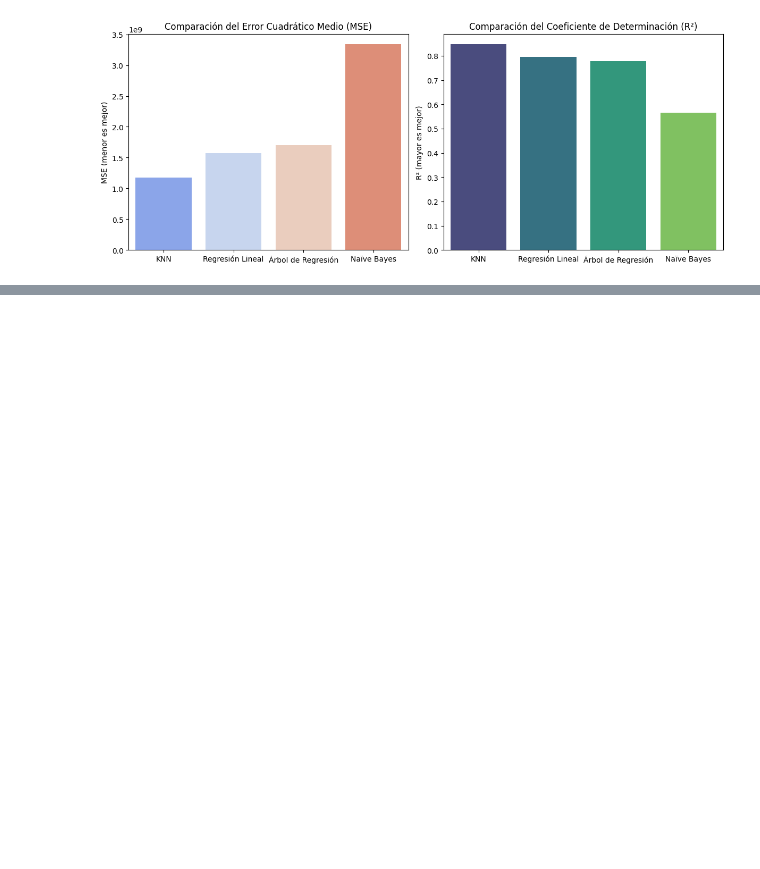
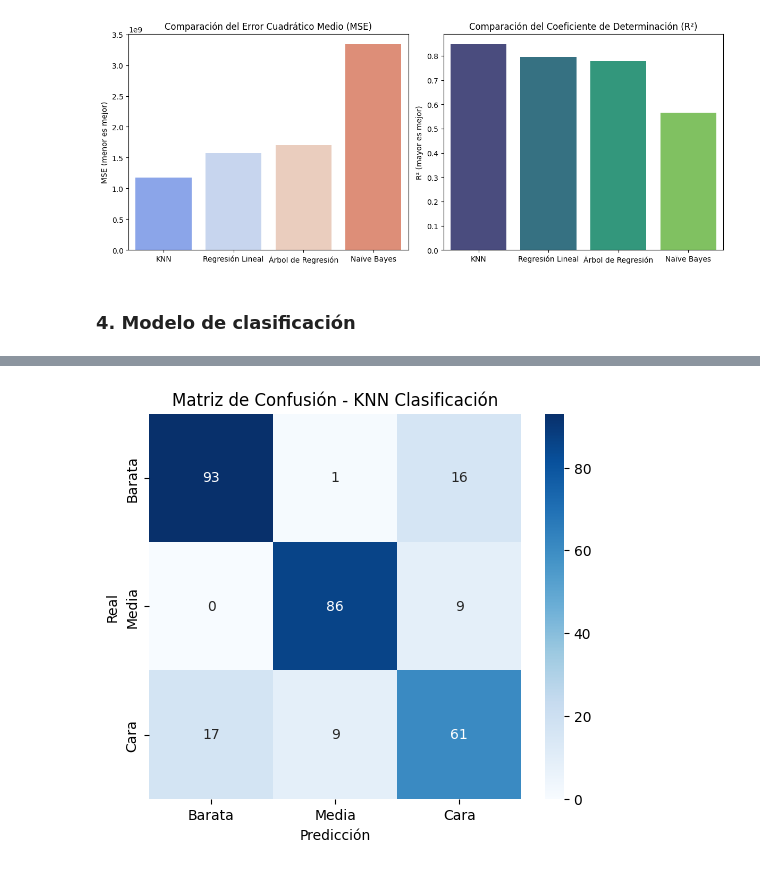
Before and after one commit to EstebanZG999/HT6Mineria, a Jupyter notebook: src/knn.ipynb, the cells around one changed output, grey strips where cells are left out. Cells and saved outputs as stored; diff of their text form; code cells hidden in the pictures; blank space fills up the shorter version.

```diff
--- a/src/knn.ipynb
+++ b/src/knn.ipynb
@@ -221,3 +221,76 @@ Regresión Lineal - MSE: 1576962754.88, R²: 0.7944
 Árbol de Regresión - MSE: 1704315305.35, R²: 0.7778
 Naïve Bayes - MSE: 3338388841.80, R²: 0.5648
 [figure]
+# %% [markdown]
+### 4. Modelo de clasificación
+# %%
+# Importar librerías necesarias
+import pandas as pd
+import numpy as np
+import matplotlib.pyplot as plt
+import seaborn as sns
+from sklearn.model_selection import train_test_split
+from sklearn.neighbors import KNeighborsClassifier
+from sklearn.metrics import accuracy_score, classification_report, confusion_matrix
+from sklearn.preprocessing import StandardScaler
+
+# Cargar el dataset
+df = pd.read_csv("../data/train_preprocessed.csv")
+
+# Crear la variable categórica 'CategoriaPrecio' a partir de 'SalePrice'
+q1 = df['SalePrice'].quantile(0.33)
+q2 = df['SalePrice'].quantile(0.66)
+
+def categorizar_precio(precio):
+    if precio <= q1:
+        return 'Barata'
+    elif precio <= q2:
+        return 'Media'
+    else:
+        return 'Cara'
+
+df['CategoriaPrecio'] = df['SalePrice'].apply(categorizar_precio)
+
+# Seleccionar características relevantes y la variable objetivo
+features = ['OverallQual', 'GrLivArea', 'GarageCars', 'TotalBsmtSF', 'FullBath', 'YearBuilt']
+target = 'CategoriaPrecio'
+
+X = df[features]
+y = df[target]
+
+# Dividir en conjuntos de entrenamiento y prueba (80%-20%)
+X_train, X_test, y_train, y_test = train_test_split(X, y, test_size=0.2, random_state=42)
+
+# Normalizar los datos (importante para KNN)
+scaler = StandardScaler()
+X_train_scaled = scaler.fit_transform(X_train)
+X_test_scaled = scaler.transform(X_test)
+
+# -----------------------------------------------
+# Modelo de KNN para clasificación
+# -----------------------------------------------
+knn_classifier = KNeighborsClassifier(n_neighbors=5)
+knn_classifier.fit(X_train_scaled, y_train)
+
+# Realizar predicciones
+y_pred = knn_classifier.predict(X_test_scaled)
+
+# Evaluación del modelo
+accuracy = accuracy_score(y_test, y_pred)
+print(f"\nExactitud del modelo KNN para clasificación: {accuracy:.4f}")
+
+# Reporte de clasificación
+print("\nReporte de Clasificación:")
+print(classification_report(y_test, y_pred))
+
+# -----------------------------------------------
+# Matriz de confusión
+# -----------------------------------------------
+plt.figure(figsize=(6, 5))
+sns.heatmap(confusion_matrix(y_test, y_pred), annot=True, fmt='d', cmap='Blues',
+            xticklabels=['Barata', 'Media', 'Cara'], yticklabels=['Barata', 'Media', 'Cara'])
+plt.xlabel("Predicción")
+plt.ylabel("Real")
+plt.title("Matriz de Confusión - KNN Clasificación")
+plt.show()
+# %% [output]
@@ -223,0 +309 @@ Naïve Bayes - MSE: 3338388841.80, R²: 0.5648
+[figure, added]
```
Also changed, not shown: parts of 1 cell of this notebook.
